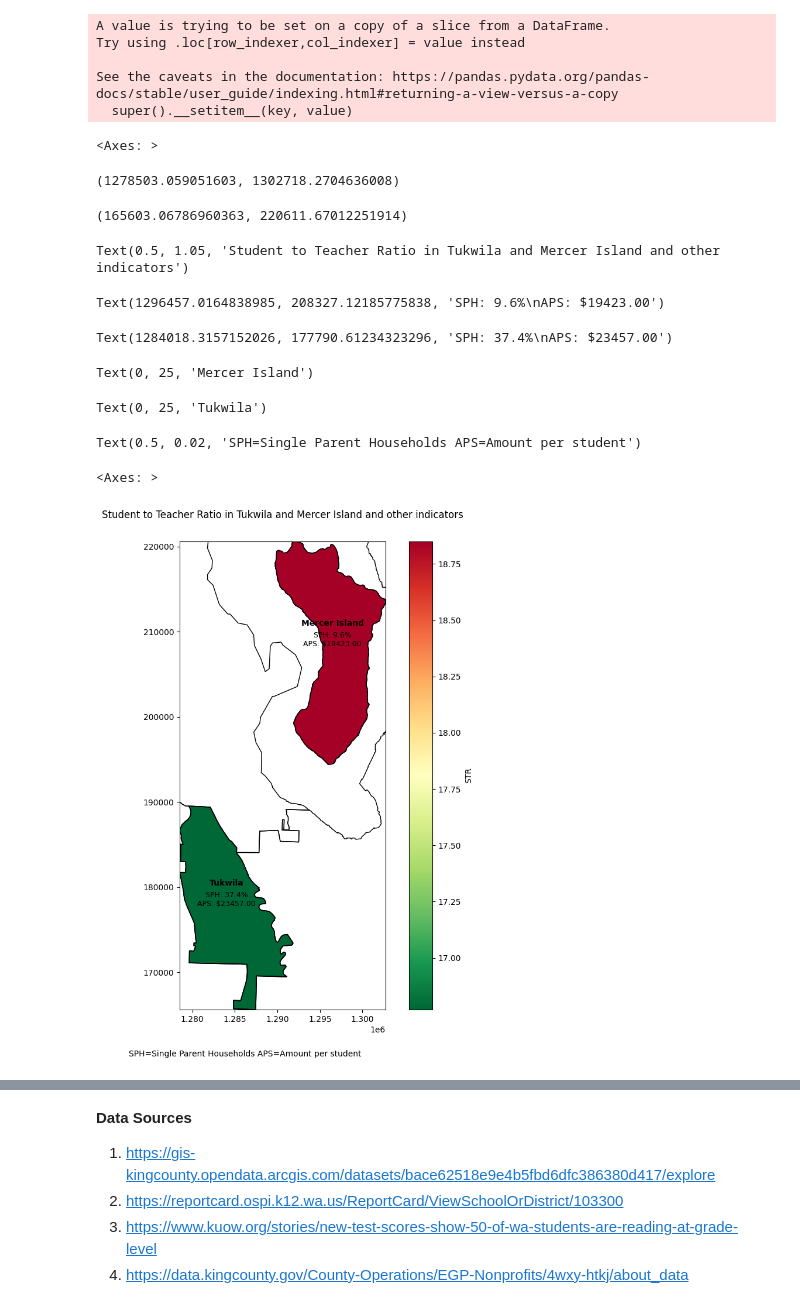
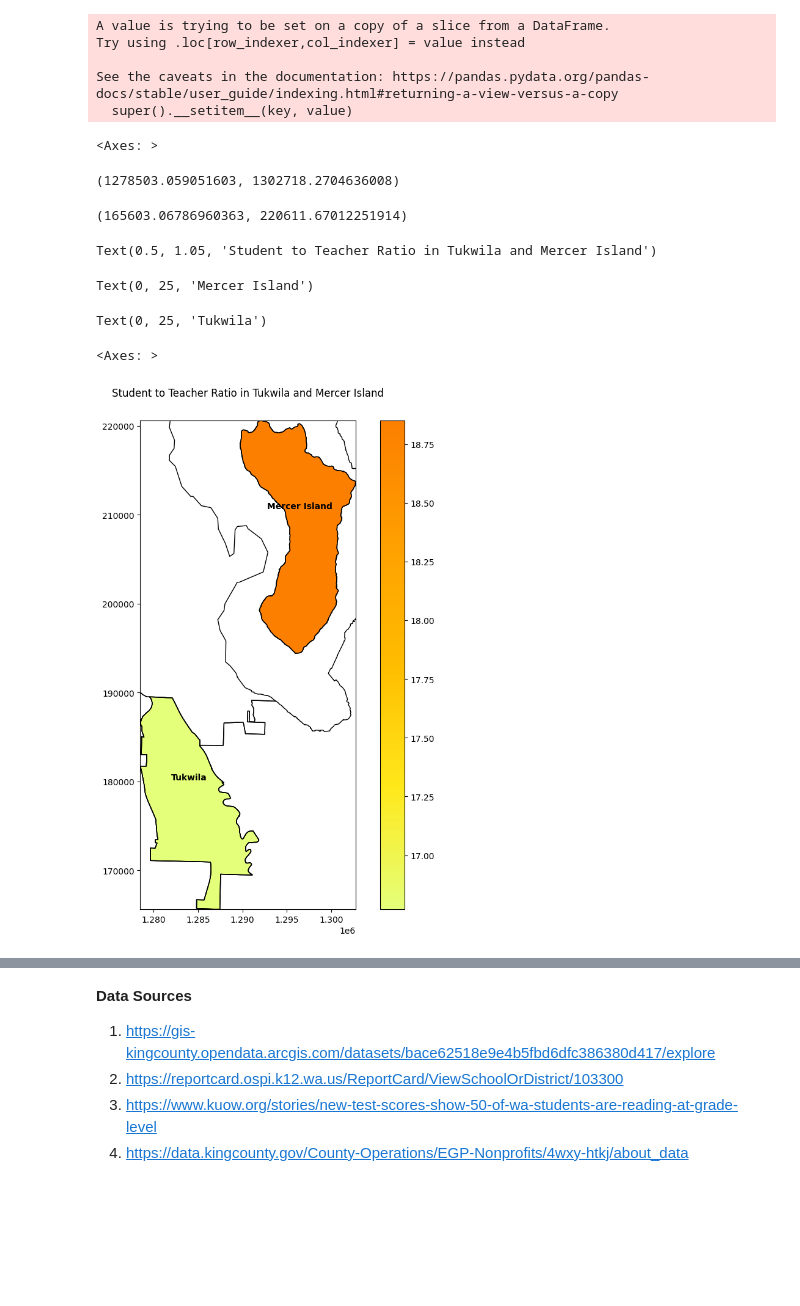
Before and after one commit to Spontyrupple/mamaine, a Jupyter notebook: king_county.ipynb, the cells around one changed output, grey strips where cells are left out. Saved outputs shown, nothing was run; the diff lists cells and outputs as text; code cells hidden in the pictures; blank space fills up the shorter version.

```diff
--- a/king_county.ipynb
+++ b/king_county.ipynb
@@ -605,47 +605,44 @@ minx, miny, maxx, maxy = filtered_kingc4.total_bounds
 fig, ax = plt.subplots(1, 1, figsize=(10, 10))
 
 # Plot with color based on 'Student to Teacher Ratio'
 # Using a colormap to represent different values of the student-teacher ratio
-filtered_kingc4.plot(column='Student to Teacher Ratio', cmap='RdYlGn_r', legend=True, legend_kwds={'label': "STR"}, ax=ax, edgecolor="black")
+filtered_kingc4.plot(column='Student to Teacher Ratio', cmap='Wistia', legend=True, ax=ax, edgecolor="black")
 
 # Set limits to zoom in
 ax.set_xlim(minx, maxx)
 ax.set_ylim(miny, maxy)
-ax.text(0.5, 1.05, "Student to Teacher Ratio in Tukwila and Mercer Island and other indicators",
+ax.text(0.5, 1.05, "Student to Teacher Ratio in Tukwila and Mercer Island",
         transform=ax.transAxes, ha="center", fontsize=12)  # Adjust fontsize as needed
 
 # ... (rest of your code) ...
 # Adding text labels for 'Single Parent Households' and 'Amount per Student' in each district
-for idx, row in filtered_kingc4.iterrows():
+#for idx, row in filtered_kingc4.iterrows():
     # Get centroid for labeling
-    centroid_x = row.geometry.centroid.x
-    centroid_y = row.geometry.centroid.y
+    #centroid_x = row.geometry.centroid.x
+    #centroid_y = row.geometry.centroid.y
 
     # Display single parent households and amount per student
-    plt.text(centroid_x, centroid_y,
-       f"SPH: {row['Single Parent Households']}%\nAPS: ${row['Amount per student']:.2f}",
-             horizontalalignment='center', fontsize=9, color="black")
+    #plt.text(centroid_x, centroid_y,
+       #f"SPH: {row['Single Parent Households']}%\nAPS: ${row['Amount per student']:.2f}",
+             #horizontalalignment='center', fontsize=9, color="black")
 
 plt.subplots_adjust(top=0.9, bottom=0.1, left=0.1, right=0.9)  # Adjust values as needed
 
 
 for idx, row in filtered_kingc4.iterrows():
     ax.annotate(row['NAME'], xy=(row.geometry.centroid.x, row.geometry.centroid.y),
                 xytext=(0, 25), textcoords='offset points', ha='center',
                 fontsize=10, color='black', weight='bold')  # Adjust fontsize if needed
 
-fig.text(0.5, 0.02, "SPH=Single Parent Households APS=Amount per student", ha='center', fontsize=10)
+#fig.text(0.5, 0.02, "SPH=Single Parent Households APS=Amount per student", ha='center', fontsize=10)
 county.plot(ax=ax, color='none', edgecolor='black')
 plt.show()
 # %% [output]
 <Axes: >
 (1278503.059051603, 1302718.2704636008)
 (165603.06786960363, 220611.67012251914)
-Text(0.5, 1.05, 'Student to Teacher Ratio in Tukwila and Mercer Island and other indicators')
+Text(0.5, 1.05, 'Student to Teacher Ratio in Tukwila and Mercer Island')
-Text(1296457.0164838985, 208327.12185775838, 'SPH: 9.6%\nAPS: $19423.00')
+Text(0, 25, 'Mercer Island')
-Text(1284018.3157152026, 177790.61234323296, 'SPH: 37.4%\nAPS: $23457.00')
+Text(0, 25, 'Tukwila')
-Text(0, 25, 'Mercer Island')
+<Axes: >
-Text(0, 25, 'Tukwila')
-Text(0.5, 0.02, 'SPH=Single Parent Households APS=Amount per student')
-<Axes: >
-[figure, old version]
+[figure, new version]
```
Also changed, not shown: parts of 7 cells of this notebook.
